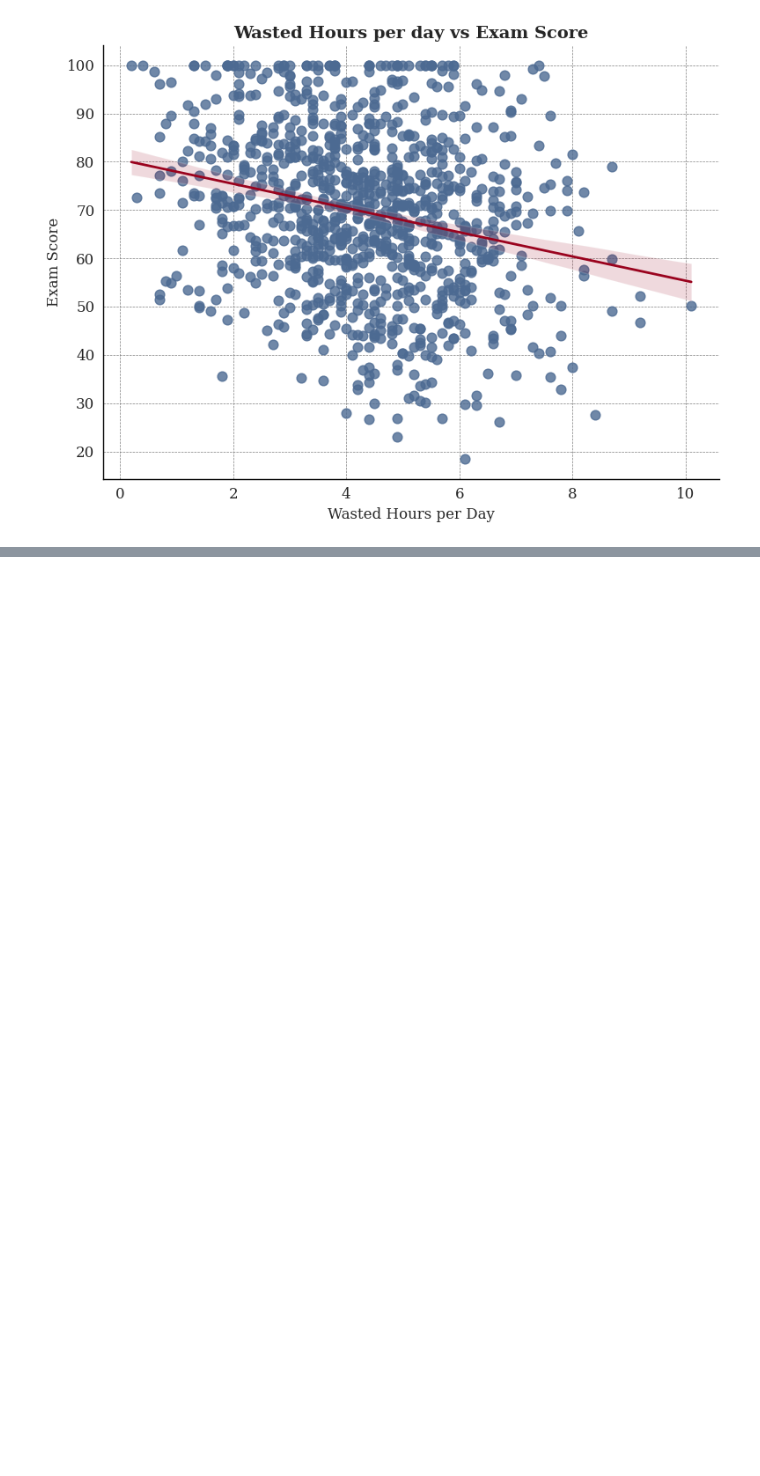
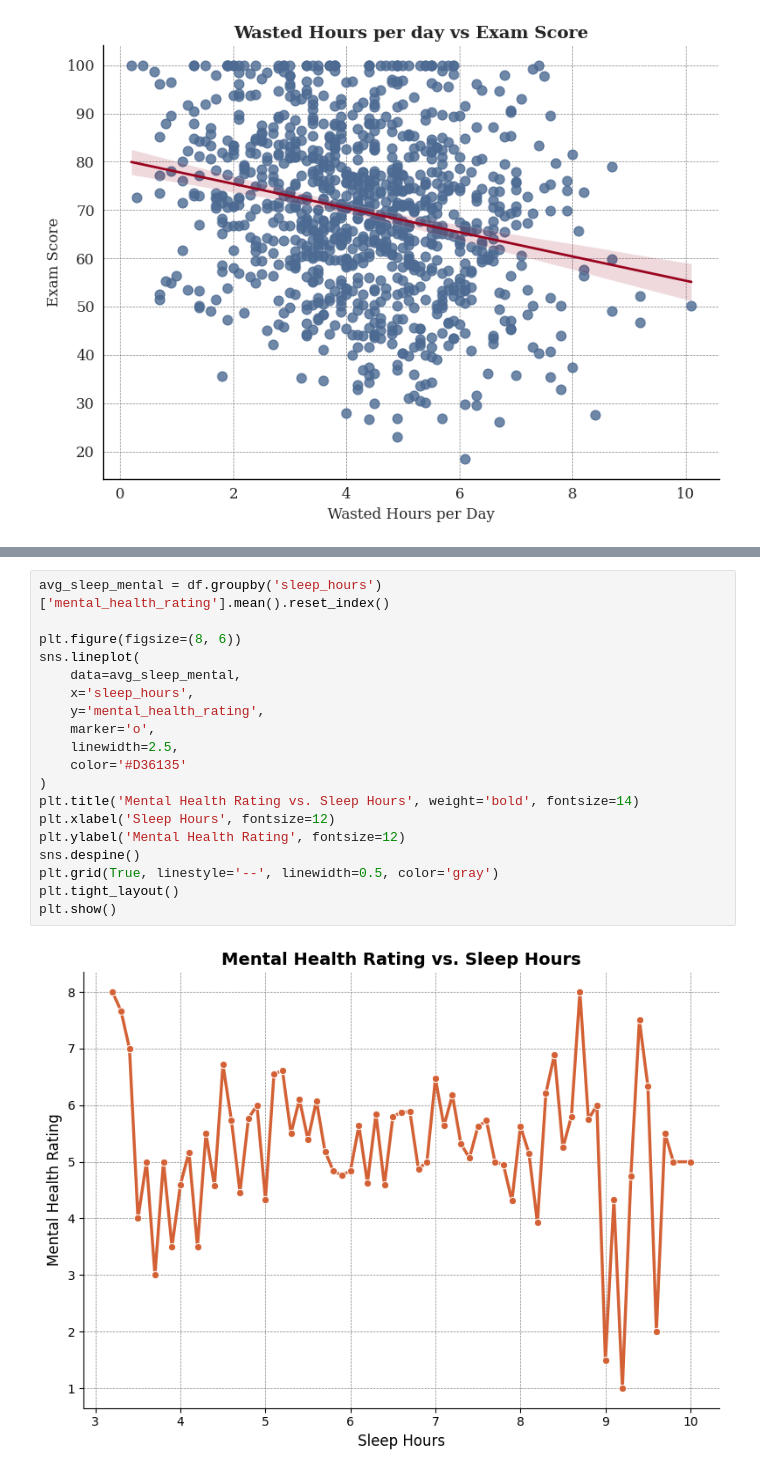
Before and after one commit to OmarAboElnaga/Students-Score-and-their-Habits, a Jupyter notebook: Students'_Scores_and_their_habits.ipynb, the cells around one changed output, grey strips where cells are left out. Drawn from its saved outputs; the diff is of its cells as text; blank space fills up the shorter version.

```diff
--- a/Students'_Scores_and_their_habits.ipynb
+++ b/Students'_Scores_and_their_habits.ipynb
@@ -931,0 +990,21 @@ plt.show()
+# %%
+avg_sleep_mental = df.groupby('sleep_hours')['mental_health_rating'].mean().reset_index()
+
+plt.figure(figsize=(8, 6))
+sns.lineplot(
+    data=avg_sleep_mental,
+    x='sleep_hours',
+    y='mental_health_rating',
+    marker='o',
+    linewidth=2.5,
+    color='#D36135'
+)
+plt.title('Mental Health Rating vs. Sleep Hours', weight='bold', fontsize=14)
+plt.xlabel('Sleep Hours', fontsize=12)
+plt.ylabel('Mental Health Rating', fontsize=12)
+sns.despine()
+plt.grid(True, linestyle='--', linewidth=0.5, color='gray')
+plt.tight_layout()
+plt.show()
+# %% [output]
+[figure, added]
```
Also changed, not shown: parts of 5 cells of this notebook.
